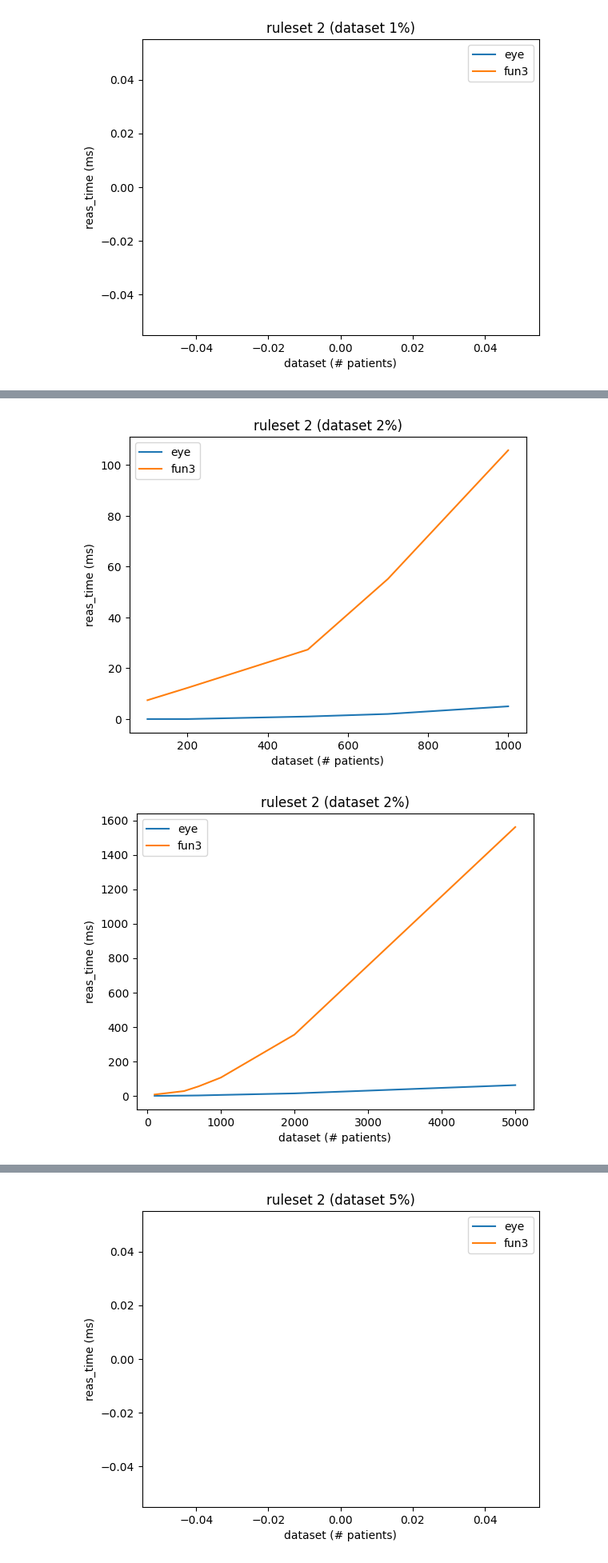
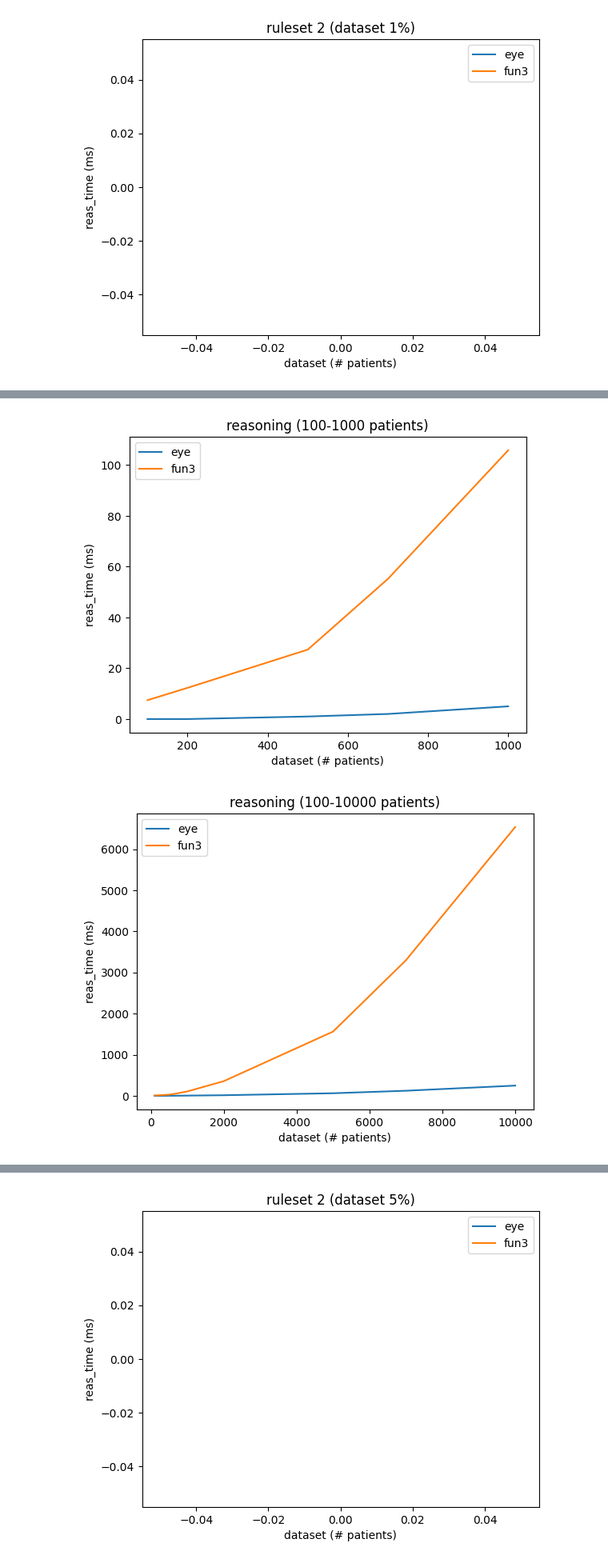
Before and after one commit to william-vw/fun3, a Jupyter notebook: python/tests-bench/zika/exp.ipynb, the cells around one changed output, grey strips where cells are left out. Shown: that part at 80% size. Drawn from its saved outputs; the diff is of its cells as text; code cells hidden in the pictures.

```diff
--- a/python/tests-bench/zika/exp.ipynb
+++ b/python/tests-bench/zika/exp.ipynb
@@ -168,10 +168,11 @@ from exp import load_n3_times, load_n3_agg
 # %%
 import matplotlib.pyplot as plt
 
-def plot_query(df_eye, df_fun3, data_label, query_id=None, datasets=None, col='total_time'):
-    label = f"dataset {data_label}"
-    if query_id is not None:
-        label = f"ruleset {query_id+1} ({label})"
+def plot_query(df_eye, df_fun3, data_label, query_id=None, datasets=None, col='total_time', label=None):
+    if label is None:
+        label = f"dataset {data_label}"
+        if query_id is not None:
+            label = f"ruleset {query_id+1} ({label})"
 
     if datasets is not None:
         print(datasets)
@@ -244,12 +245,12 @@ plot_query(df_eye, df_fun3, "2%", 1, col='reas_time')
 # %%
 df_eye = load_n3_agg(os.path.join(path, "results", "times_eye.csv"), pt="pt2", q="1", data_limit=1000)
 df_fun3 = load_n3_agg(os.path.join(path, "results", "times_fun3.csv"), pt="pt2", q="1", data_limit=1000)
-plot_query(df_eye, df_fun3, "2%", 1, col='reas_time')
+plot_query(df_eye, df_fun3, "2%", 1, col='reas_time', label="reasoning (100-1000 patients)")
 # %% [output]
-[figure, old version]
+[figure, new version]
 # %%
-df_eye = load_n3_agg(os.path.join(path, "results", "times_eye.csv"), pt="pt2", q="1", data_limit=5000)
-df_fun3 = load_n3_agg(os.path.join(path, "results", "times_fun3.csv"), pt="pt2", q="1", data_limit=5000)
-plot_query(df_eye, df_fun3, "2%", 1, col='reas_time')
+df_eye = load_n3_agg(os.path.join(path, "results", "times_eye.csv"), pt="pt2", q="1", data_limit=10000)
+df_fun3 = load_n3_agg(os.path.join(path, "results", "times_fun3.csv"), pt="pt2", q="1", data_limit=10000)
+plot_query(df_eye, df_fun3, "2%", 1, col='reas_time', label="reasoning (100-10000 patients)")
 # %% [output]
-[figure, old version]
+[figure, new version]
```
Also changed, not shown: parts of 5 cells of this notebook, 5 other files.
